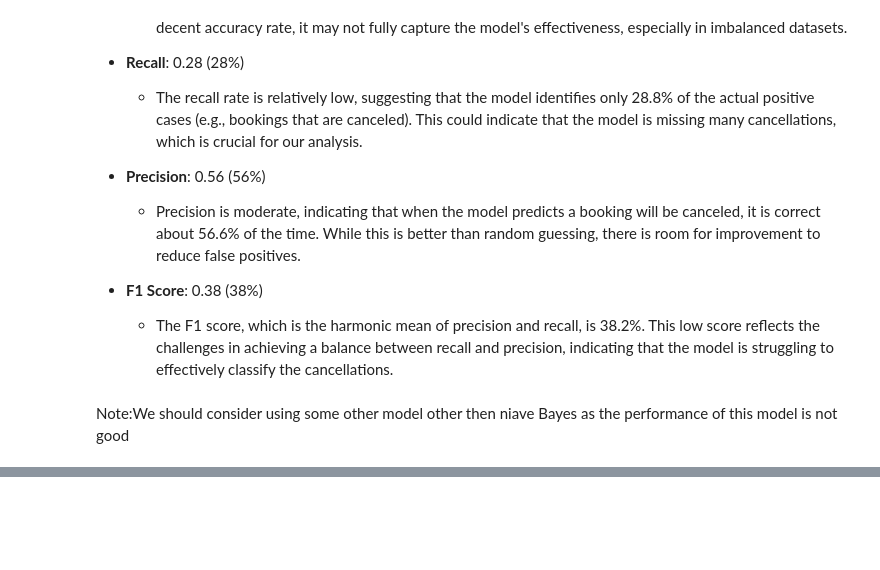
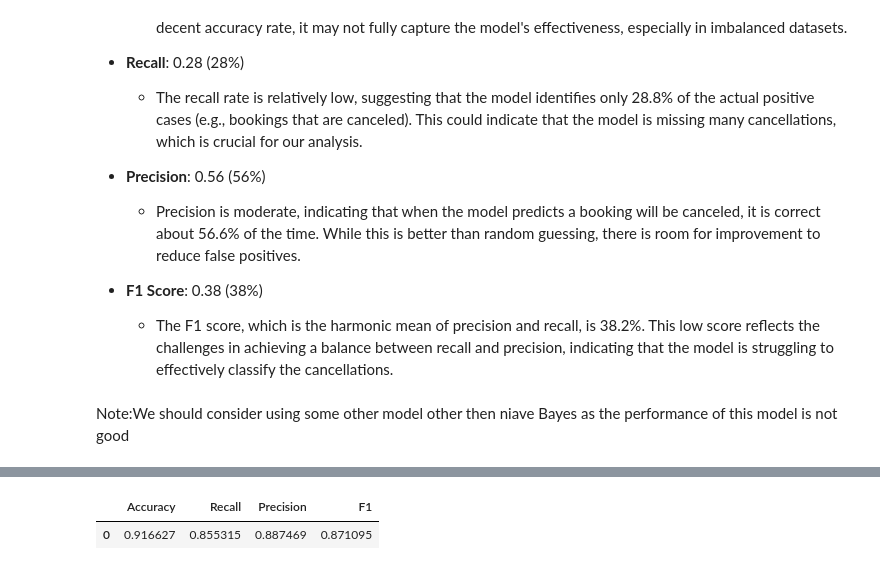
Before and after one commit to Rajesh2015/inn-hotels-bookings, a Jupyter notebook: inn_hotel_bookings_solution.ipynb, the cells around one changed output, grey strips where cells are left out. Saved outputs shown, nothing was run; the diff lists cells and outputs as text; code cells hidden in the pictures; blank space fills up the shorter version.

```diff
--- a/inn_hotel_bookings_solution.ipynb
+++ b/inn_hotel_bookings_solution.ipynb
@@ -2145,0 +2245,6 @@ Model Building KNN(K nearest Neighbour)
+# %%
+knn_performance_precesion_recall_threshold_train=model_performance_classification_sklearn(model=knn_3, predictors=X_train_scaled, target=y_train_knn)
+knn_performance_precesion_recall_threshold_train
+# %% [output]
+|  | Accuracy | Recall | Precision | F1 |
+| 0 | 0.916627 | 0.855315 | 0.887469 | 0.871095 |
```
Also changed, not shown: parts of 31 cells of this notebook.
